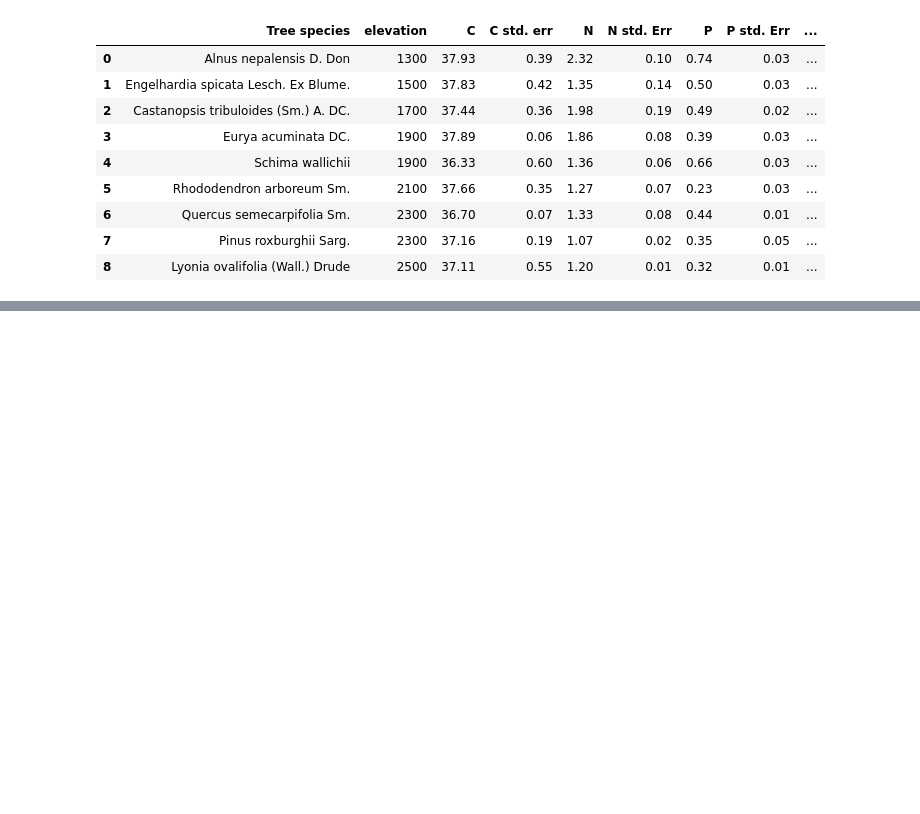
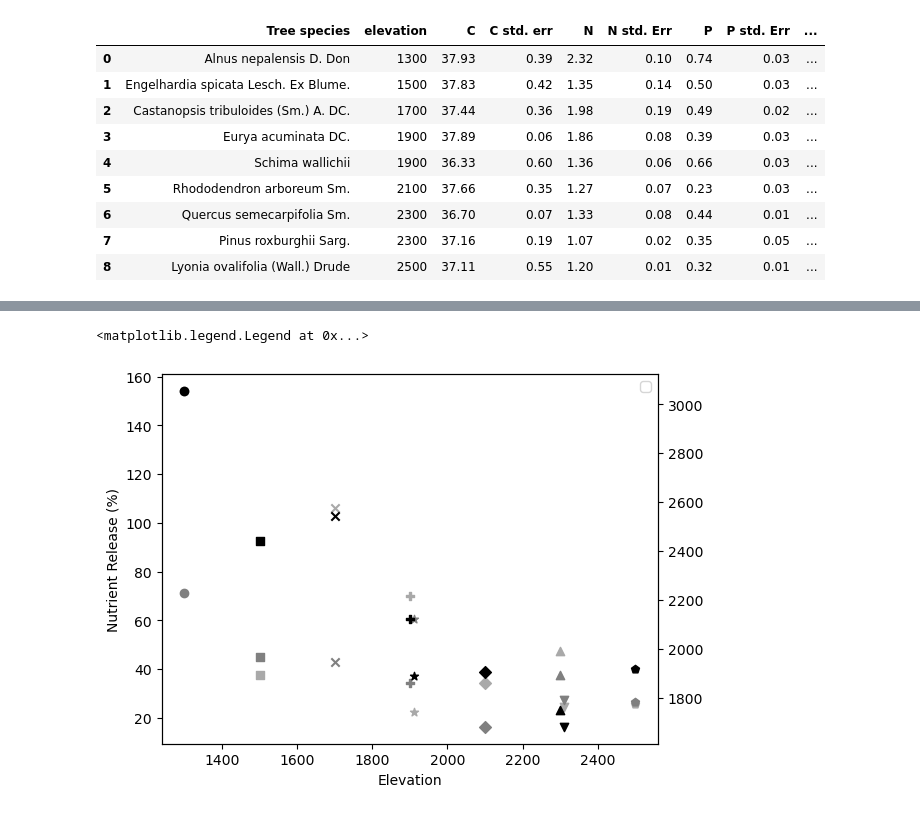
Before and after one commit to skip-skip/BiogeochemFin, a Jupyter notebook: Final.ipynb, the cells around one changed output, grey strips where cells are left out. Saved outputs shown, nothing was run; the diff lists cells and outputs as text; code cells hidden in the pictures; blank space fills up the shorter version.

```diff
--- a/Final.ipynb
+++ b/Final.ipynb
@@ -122,0 +190,28 @@ for index, row in df.iterrows():
+# %%
+# NOT USED IN DELIVERABLE
+# FINAL NUTRIENT LEVELS as INITIAL*RELEASE
+
+markers = ('o','s','x','P','*','D','^','v','p')
+
+fix,ax = plt.subplots()
+ax2=ax.twinx()
+leg_el = []
+leg_name=[]
+
+df['C_fin'] = df['C']*df['C Release']
+df['N_fin'] = df['N']*df['N Release']
+df['P_fin'] = df['P']*df['P Release']
+elev_prev = -1
+for index, row in df.iterrows():
+    if elev_prev == row['elevation']:
+        row['elevation'] += 10
+    ax2.scatter(row['elevation'], row['C_fin'], color='black', marker=markers[index])
+    ax.scatter(row['elevation'], row['N_fin'], color='darkgray', marker=markers[index])
+    ax.scatter(row['elevation'], row['P_fin'],color='gray', marker=markers[index])
+    elev_prev = row['elevation']
+ax.set_xlabel('Elevation')
+ax.set_ylabel('Nutrient Release (%)')
+ax.legend(leg_el, leg_name)
+# %% [output]
+<matplotlib.legend.Legend at 0x...>
+[figure, added]
```
Also changed, not shown: parts of 8 cells of this notebook.
